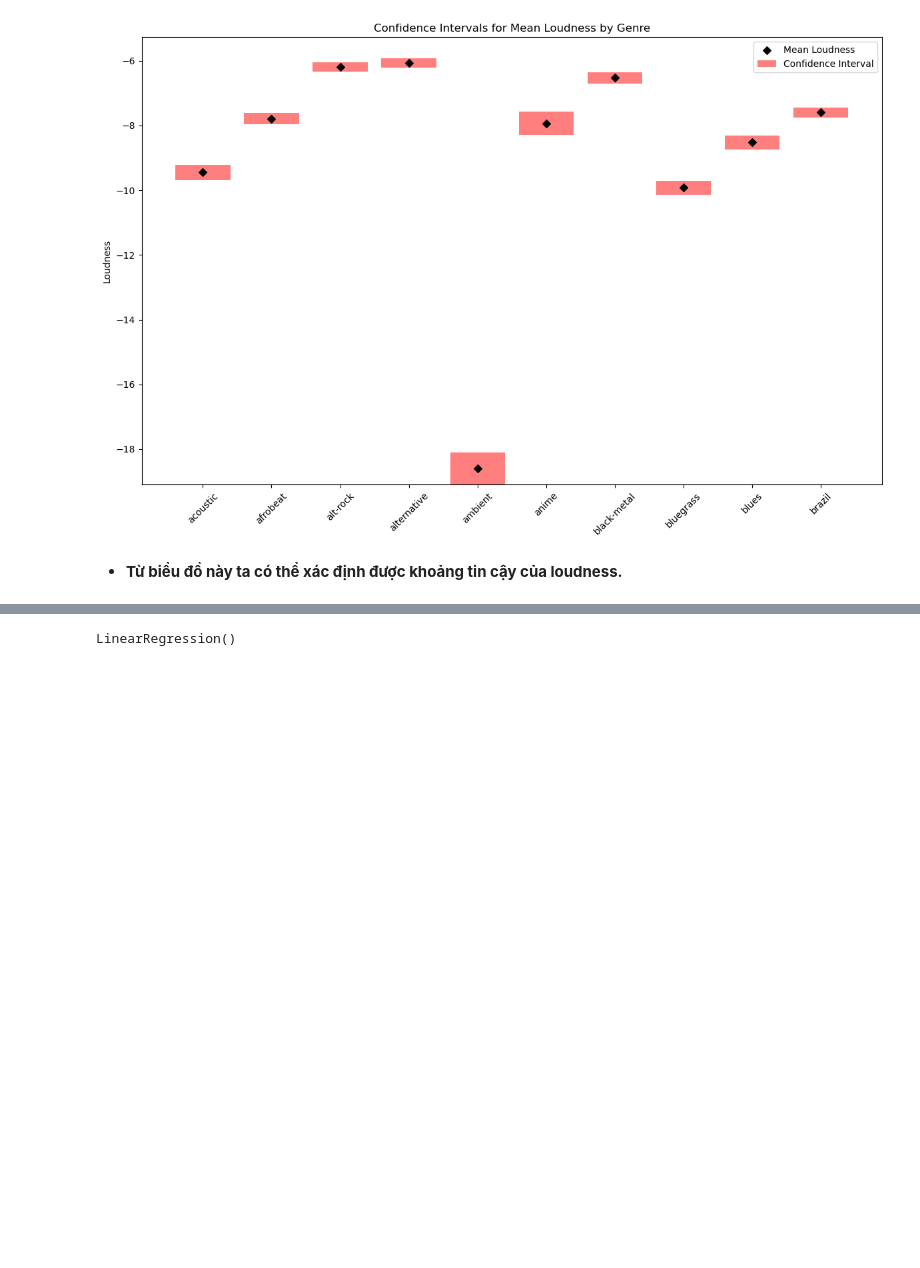
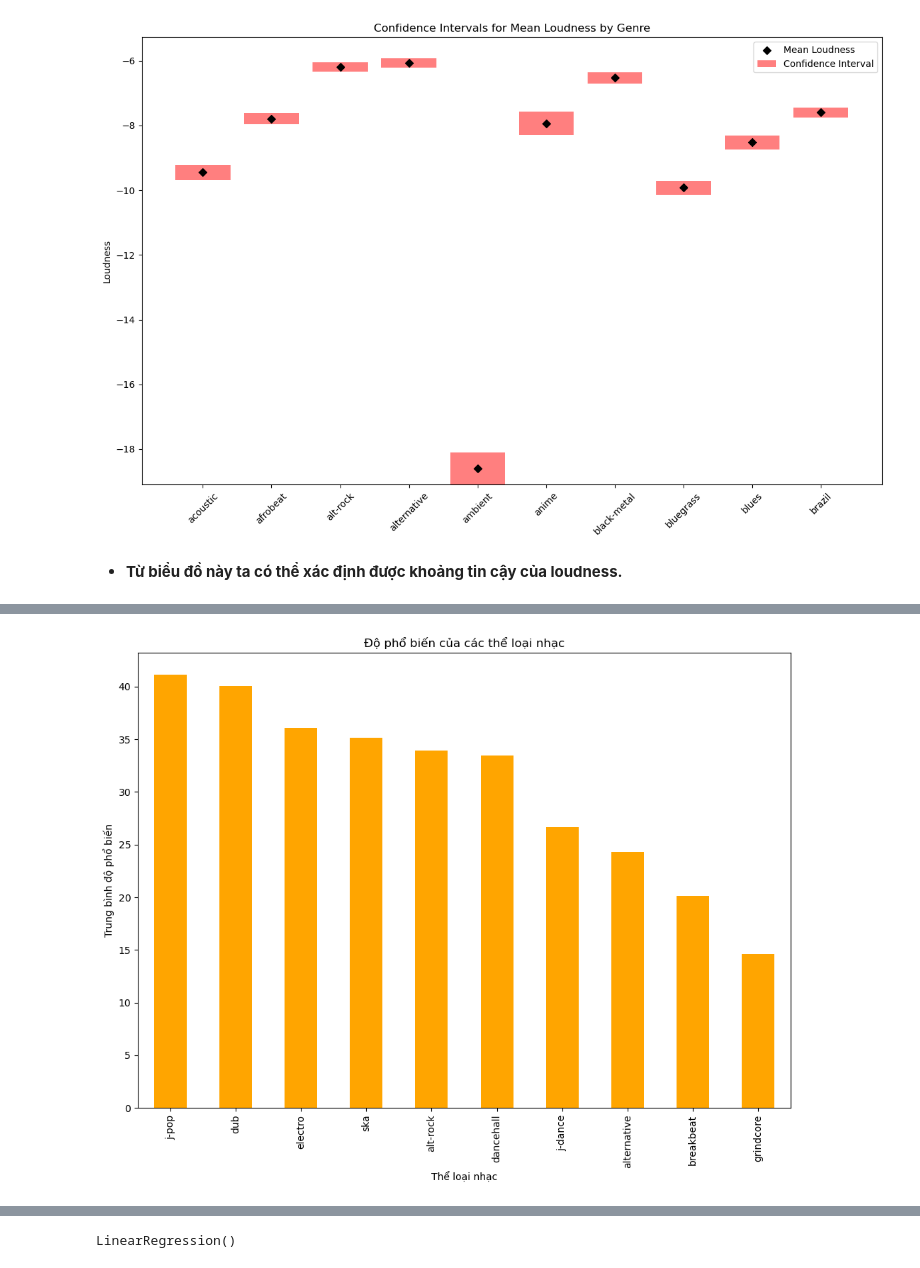
Before and after one commit to Zymeth-PGB/P4DS, a Jupyter notebook: question.ipynb, the cells around one changed output, grey strips where cells are left out. Cells and saved outputs as stored; diff of their text form; code cells hidden in the pictures; blank space fills up the shorter version.

```diff
--- a/question.ipynb
+++ b/question.ipynb
@@ -217,0 +237,17 @@ plt.show()
+# %%
+def predict_genre_base_on_estimates(loudness, confidence_intervals):
+    # Xác định các thể loại nhạc phù hợp với giá trị 'loudness'
+    possible_genres = [genre for genre, row in confidence_intervals.iterrows() if row['Lower'] <= loudness <= row['Upper']]
+    if len(possible_genres) == 0:
+        return None
+    else:
+        return possible_genres
+
+# Sử dụng hàm
+loudness_input = -6.2  # Giá trị loudness mẫu
+possible_genres = predict_genre_base_on_estimates(loudness_input, confidence_interval)
+
+# In kết quả
+print(f"Với giá trị loudness là {loudness_input}, thể loại nhạc có thể là: ")
+for genre in possible_genres:
+    print(f"+ " + genre)
@@ -217,0 +271,18 @@ plt.show()
+# %%
+# Tính trung bình độ phổ biến của mỗi thể loại nhạc
+popularity_of_genres = df[df['track_genre'].isin(possible_genres)].groupby('track_genre')['popularity'].mean()
+
+# Sắp xếp theo thứ tự giảm dần
+popularity_of_genres.sort_values(ascending=False)
+
+# Vẽ biểu đồ
+plt.figure(figsize=(10,8))
+popularity_of_genres.sort_values(ascending=False).plot(kind='bar', color='orange')
+plt.title('Độ phổ biến của các thể loại nhạc')
+plt.xlabel('Thể loại nhạc')
+plt.ylabel('Trung bình độ phổ biến')
+plt.xticks(rotation=90)
+plt.tight_layout()
+plt.show()
+# %% [output]
+[figure, added]
```
Also changed, not shown: parts of 13 cells of this notebook.
